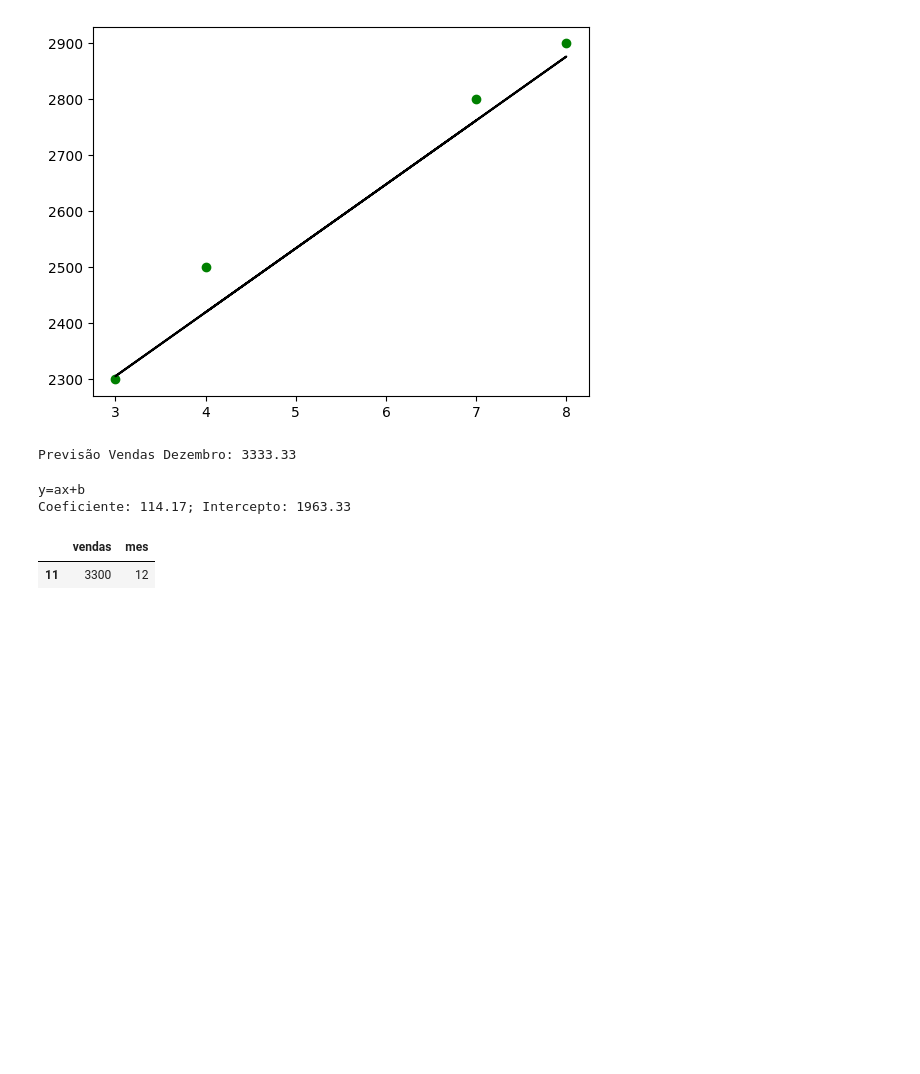
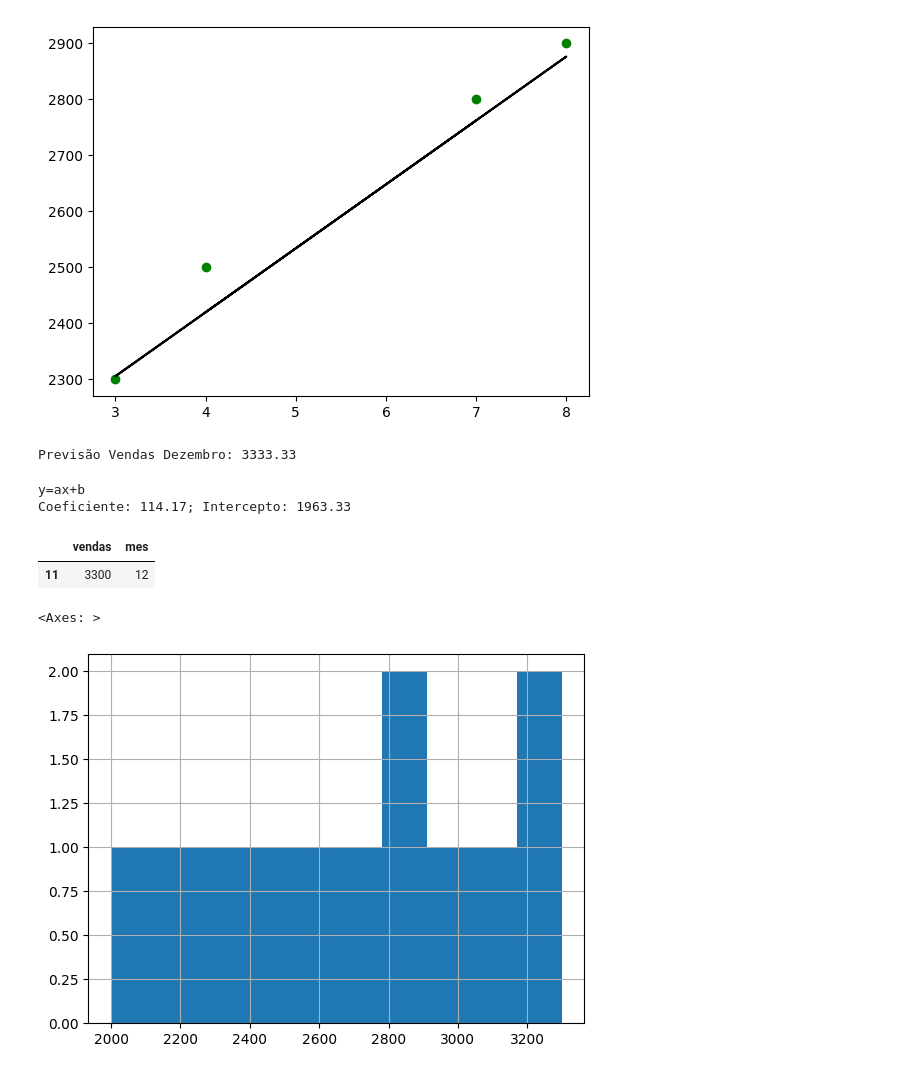
Before and after one commit to MicaelSLemos/rocketseat_treinamento, a Jupyter notebook: desafico_scikitlearn.ipynb, the cells around one changed output. Drawn from its saved outputs; the diff is of its cells as text; code cells hidden in the pictures; blank space fills up the shorter version.

```diff
--- a/desafico_scikitlearn.ipynb
+++ b/desafico_scikitlearn.ipynb
@@ -107,3 +107,8 @@ df_vendas[df_vendas['mes']==12]
 # %% [output]
 |  | vendas | mes |
 | 11 | 3300 | 12 |
+# %%
+df_vendas.vendas.hist()
+# %% [output]
+<Axes: >
+[figure, added]
```
